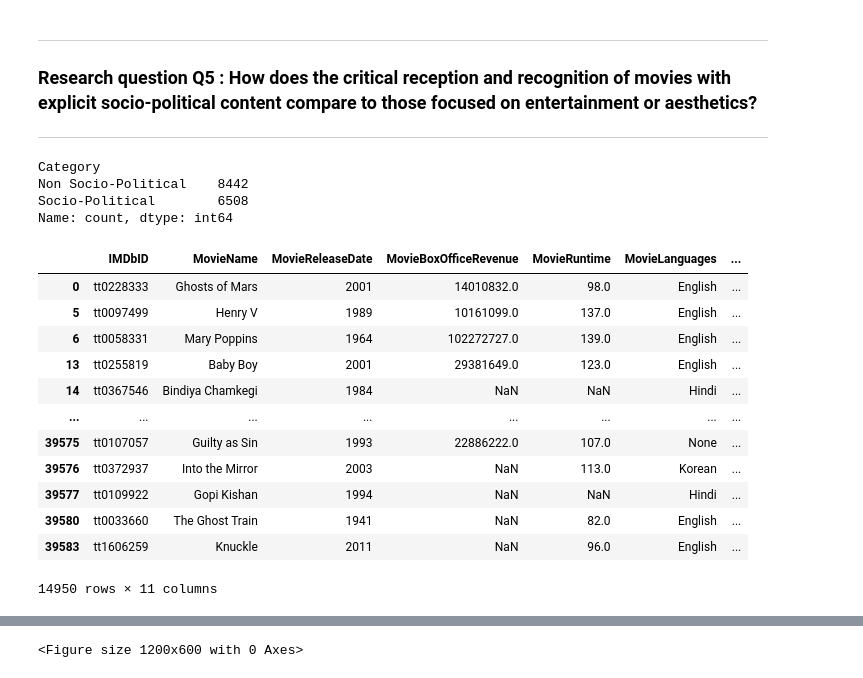
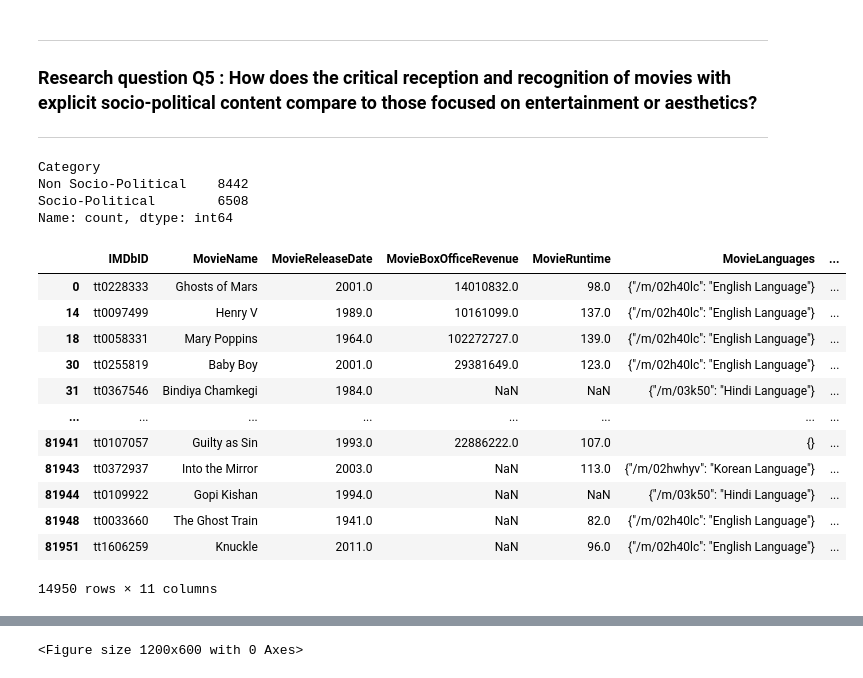
Before and after one commit to epfl-ada/ada-2023-project-padawans, a Jupyter notebook: Q5.ipynb, the cells around one changed output, grey strips where cells are left out. Saved outputs shown, nothing was run; the diff lists cells and outputs as text; code cells hidden in the pictures.

Commit message:
code modified to use the cmu_merged_with_imdb.csv

```diff
--- a/Q5.ipynb
+++ b/Q5.ipynb
@@ -202,0 +87,10 @@ The size of the merged dataset is 14950
+# %%
+# Load the merged dataset CMU + Kaggle
+df_cmu = pd.read_csv("dataset/cmu_merged_with_imdb.csv")
+pd.set_option('display.max_columns', None)
+
+df_cmu = df_cmu[~df_cmu.PlotSummaries.isna()]
+df_cmu = df_cmu[~df_cmu.MovieReleaseDate.isna()]
+df_cmu = df_cmu[~df_cmu.genres.isna()]
+df_cmu = df_cmu[~df_cmu.averageRating.isna()]
+df_cmu
@@ -222,48 +130,48 @@ def categorize_movie(row):
             return 'Socio-Political'
 
     # Check if any of the socio-political keywords appear in the genres
     genres = row['Genre'].lower() if 'Genre' in row else ''
     genre_list = genres.split(',')  # Split the concatenated genres into a list
 
     for genre in genre_list:
         for keyword in socio_political_keywords:
             if keyword in genre:
                 return 'Socio-Political'
 
     return 'Non Socio-Political'
 
 # Create a new column 'Category' to store the categorization
-df['Category'] = df.apply(categorize_movie, axis=1)
+df_cmu['Category'] = df_cmu.apply(categorize_movie, axis=1)
 
 # Now, df contains a 'Category' column indicating whether a movie is socio-political or Non Socio-Political-focused
 
 # The new updated dataset is saved to a new CSV file
 output_path = 'cmu_merged_with_imdb.csv'
-df.to_csv(output_path, index=False)
+df_cmu.to_csv(output_path, index=False)
 
 # Count the number of movies in each category
-category_counts = df['Category'].value_counts()
+category_counts = df_cmu['Category'].value_counts()
 print(category_counts)
 
 
-display(df)
+display(df_cmu)
 # %% [output]
 Category
 Non Socio-Political    8442
 Socio-Political        6508
 Name: count, dtype: int64
 |  | IMDbID | MovieName | MovieReleaseDate | MovieBoxOfficeRevenue | MovieRuntime | MovieLanguages | ... |
-| 0 | tt0228333 | Ghosts of Mars | 2001 | 14010832.0 | 98.0 | English | ... |
-| 5 | tt0097499 | Henry V | 1989 | 10161099.0 | 137.0 | English | ... |
-| 6 | tt0058331 | Mary Poppins | 1964 | 102272727.0 | 139.0 | English | ... |
-| 13 | tt0255819 | Baby Boy | 2001 | 29381649.0 | 123.0 | English | ... |
-| 14 | tt0367546 | Bindiya Chamkegi | 1984 | NaN | NaN | Hindi | ... |
+| 0 | tt0228333 | Ghosts of Mars | 2001.0 | 14010832.0 | 98.0 | {"/m/02h40lc": "English Language"} | ... |
+| 14 | tt0097499 | Henry V | 1989.0 | 10161099.0 | 137.0 | {"/m/02h40lc": "English Language"} | ... |
+| 18 | tt0058331 | Mary Poppins | 1964.0 | 102272727.0 | 139.0 | {"/m/02h40lc": "English Language"} | ... |
+| 30 | tt0255819 | Baby Boy | 2001.0 | 29381649.0 | 123.0 | {"/m/02h40lc": "English Language"} | ... |
+| 31 | tt0367546 | Bindiya Chamkegi | 1984.0 | NaN | NaN | {"/m/03k50": "Hindi Language"} | ... |
 | ... | ... | ... | ... | ... | ... | ... | ... |
-| 39575 | tt0107057 | Guilty as Sin | 1993 | 22886222.0 | 107.0 | None | ... |
-| 39576 | tt0372937 | Into the Mirror | 2003 | NaN | 113.0 | Korean | ... |
-| 39577 | tt0109922 | Gopi Kishan | 1994 | NaN | NaN | Hindi | ... |
-| 39580 | tt0033660 | The Ghost Train | 1941 | NaN | 82.0 | English | ... |
-| 39583 | tt1606259 | Knuckle | 2011 | NaN | 96.0 | English | ... |
+| 81941 | tt0107057 | Guilty as Sin | 1993.0 | 22886222.0 | 107.0 | {} | ... |
+| 81943 | tt0372937 | Into the Mirror | 2003.0 | NaN | 113.0 | {"/m/02hwhyv": "Korean Language"} | ... |
+| 81944 | tt0109922 | Gopi Kishan | 1994.0 | NaN | NaN | {"/m/03k50": "Hindi Language"} | ... |
+| 81948 | tt0033660 | The Ghost Train | 1941.0 | NaN | 82.0 | {"/m/02h40lc": "English Language"} | ... |
+| 81951 | tt1606259 | Knuckle | 2011.0 | NaN | 96.0 | {"/m/02h40lc": "English Language"} | ... |
 14950 rows × 11 columns
 # %%
 #*******************************************************************************************************************************************
```
Also changed, not shown: parts of 16 cells of this notebook.
